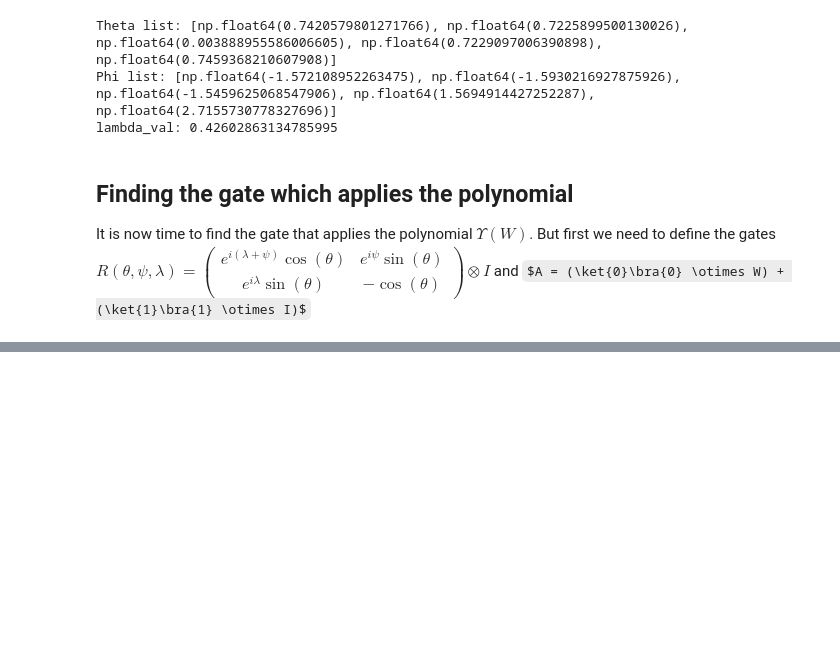
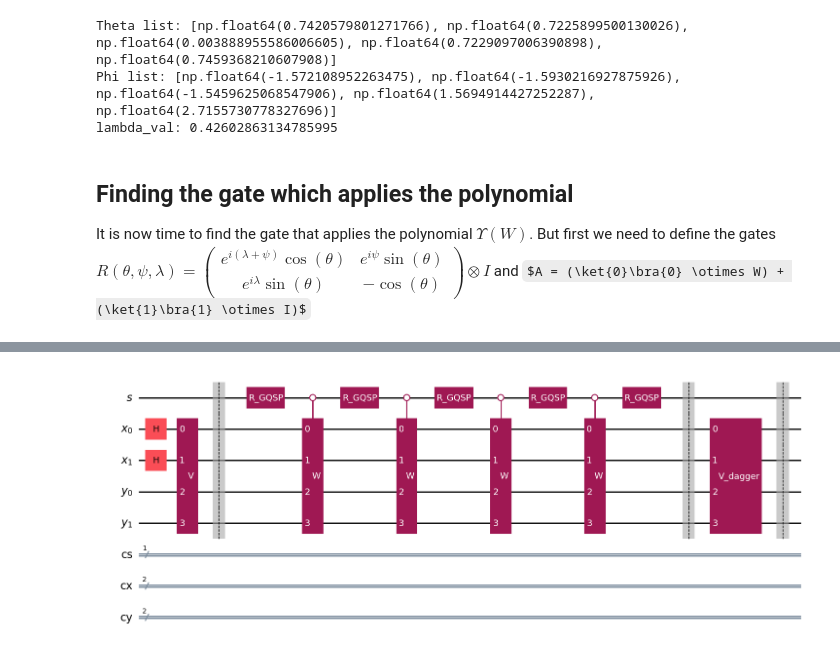
Before and after one commit to frafino/Quantum-Speedup-for-Nonreversible-Markov-Chains, a Jupyter notebook: 01_lazy_birthdeath_chain.ipynb, the cells around one changed output, grey strips where cells are left out. Cells and saved outputs as stored; diff of their text form; code cells hidden in the pictures; some formulas as TeX source; blank space fills up the shorter version.

```diff
--- a/01_lazy_birthdeath_chain.ipynb
+++ b/01_lazy_birthdeath_chain.ipynb
@@ -852,0 +884,11 @@ A = W_gate.control(num_ctrl_qubits=1, ctrl_state="0")
+# %%
+# Creating square dagger
+
+V_gate_dagger = UnitaryGate(V_qiskit.conj().T, label="V_dagger")
+
+qc.append(V_gate_dagger, list(qx) + list(qy))
+qc.barrier()
+
+qc.draw("mpl")
+# %% [output]
+[figure, added]
```
Also changed, not shown: parts of 11 cells of this notebook.
